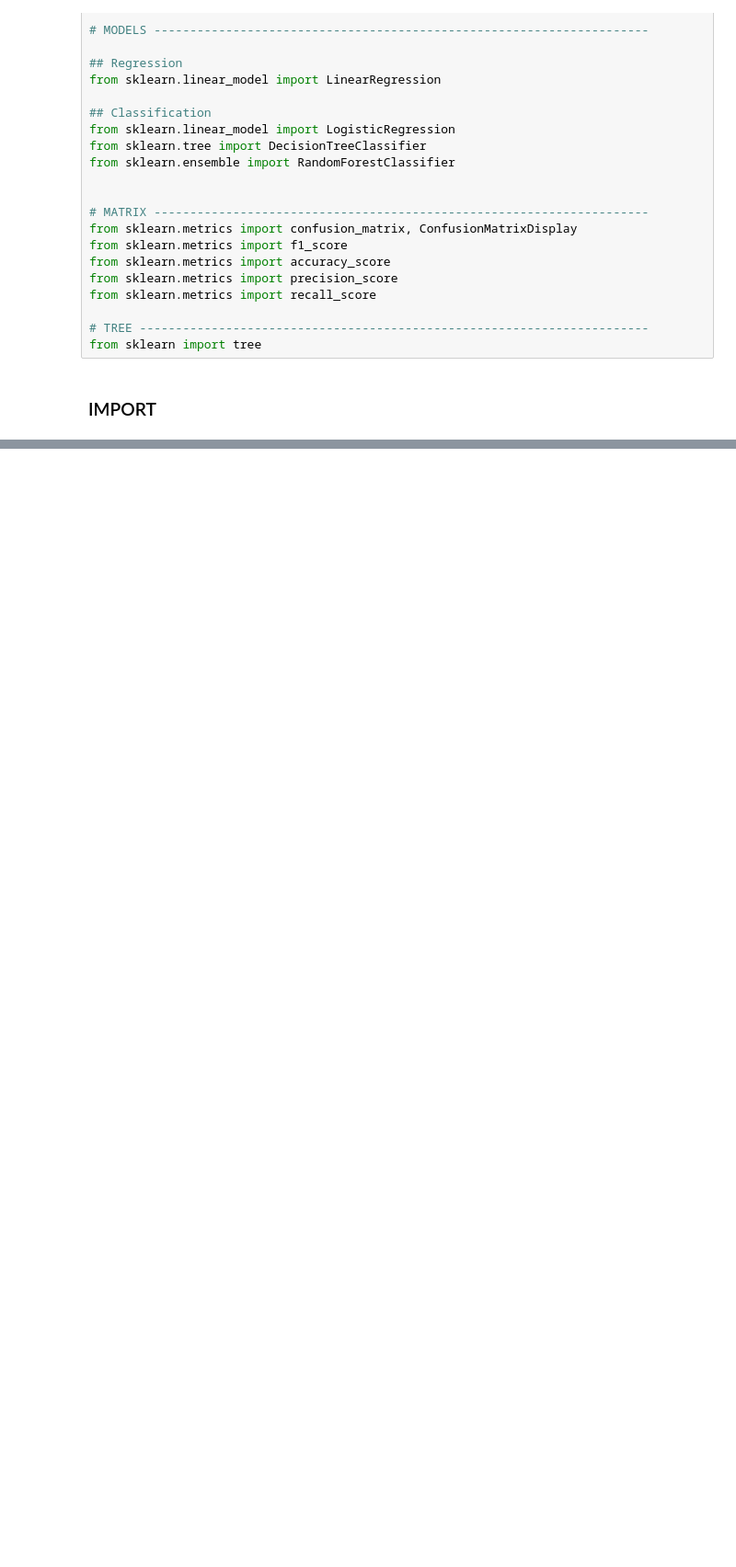
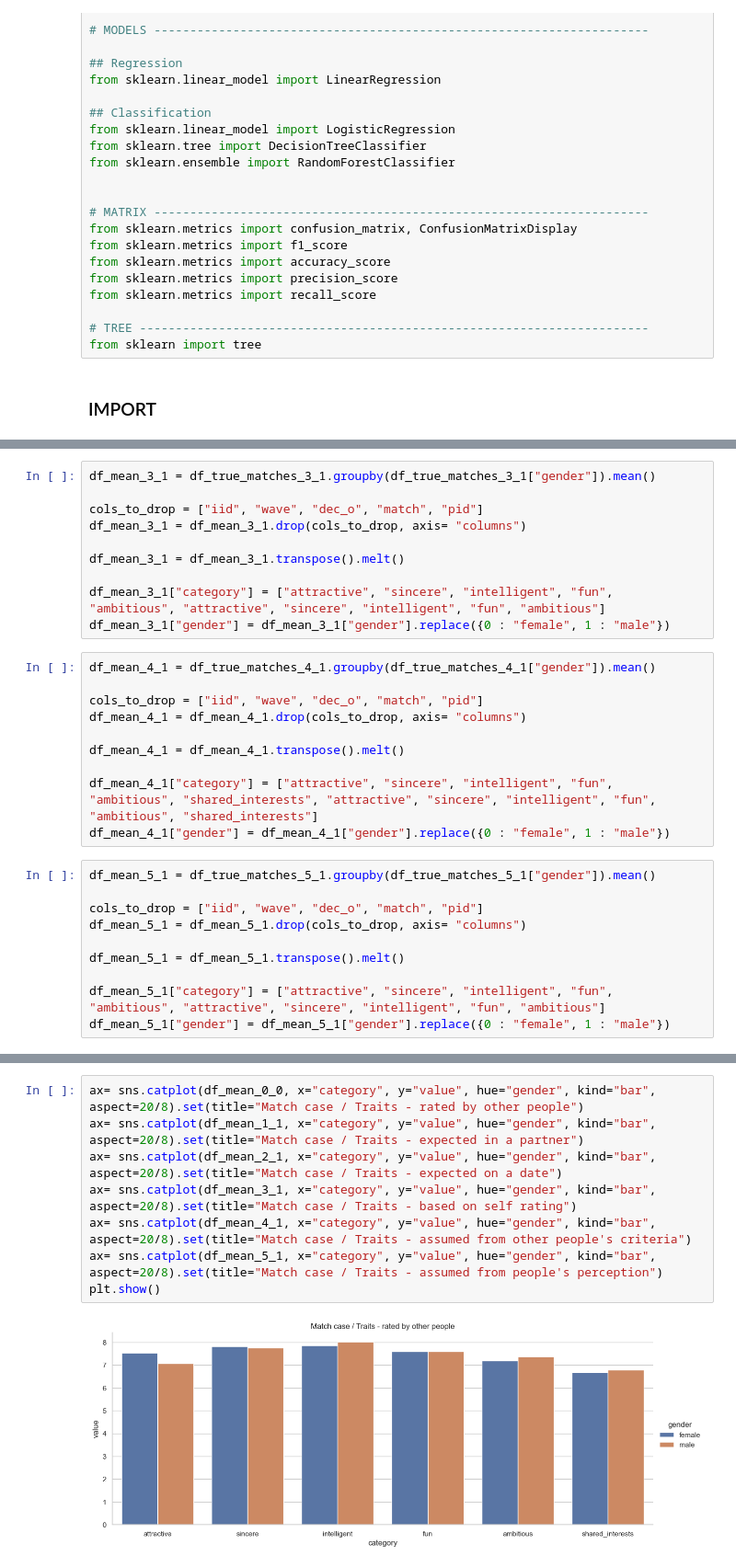
Before and after one commit to aevlkm/eda, a Jupyter notebook: 05_EDA/tinder.ipynb, the cells around one changed output, grey strips where cells are left out. Shown at 92% size. Cells and saved outputs as stored; diff of their text form; blank space fills up the shorter version.

```diff
--- a/05_EDA/tinder.ipynb
+++ b/05_EDA/tinder.ipynb
@@ -149,0 +259,30 @@ KeyboardInterrupt:
+# %%
+df_mean_3_1 = df_true_matches_3_1.groupby(df_true_matches_3_1["gender"]).mean()
+
+cols_to_drop = ["iid", "wave", "dec_o", "match", "pid"]
+df_mean_3_1 = df_mean_3_1.drop(cols_to_drop, axis= "columns")
+
+df_mean_3_1 = df_mean_3_1.transpose().melt()
+
+df_mean_3_1["category"] = ["attractive", "sincere", "intelligent", "fun", "ambitious", "attractive", "sincere", "intelligent", "fun", "ambitious"]
+df_mean_3_1["gender"] = df_mean_3_1["gender"].replace({0 : "female", 1 : "male"})
+# %%
+df_mean_4_1 = df_true_matches_4_1.groupby(df_true_matches_4_1["gender"]).mean()
+
+cols_to_drop = ["iid", "wave", "dec_o", "match", "pid"]
+df_mean_4_1 = df_mean_4_1.drop(cols_to_drop, axis= "columns")
+
+df_mean_4_1 = df_mean_4_1.transpose().melt()
+
+df_mean_4_1["category"] = ["attractive", "sincere", "intelligent", "fun", "ambitious", "shared_interests", "attractive", "sincere", "intelligent", "fun", "ambitious", "shared_interests"]
+df_mean_4_1["gender"] = df_mean_4_1["gender"].replace({0 : "female", 1 : "male"})
+# %%
+df_mean_5_1 = df_true_matches_5_1.groupby(df_true_matches_5_1["gender"]).mean()
+
+cols_to_drop = ["iid", "wave", "dec_o", "match", "pid"]
+df_mean_5_1 = df_mean_5_1.drop(cols_to_drop, axis= "columns")
+
+df_mean_5_1 = df_mean_5_1.transpose().melt()
+
+df_mean_5_1["category"] = ["attractive", "sincere", "intelligent", "fun", "ambitious", "attractive", "sincere", "intelligent", "fun", "ambitious"]
+df_mean_5_1["gender"] = df_mean_5_1["gender"].replace({0 : "female", 1 : "male"})
@@ -149,0 +291,10 @@ KeyboardInterrupt:
+# %%
+ax= sns.catplot(df_mean_0_0, x="category", y="value", hue="gender", kind="bar", aspect=20/8).set(title="Match case / Traits - rated by other people")
+ax= sns.catplot(df_mean_1_1, x="category", y="value", hue="gender", kind="bar", aspect=20/8).set(title="Match case / Traits - expected in a partner")
+ax= sns.catplot(df_mean_2_1, x="category", y="value", hue="gender", kind="bar", aspect=20/8).set(title="Match case / Traits - expected on a date")
+ax= sns.catplot(df_mean_3_1, x="category", y="value", hue="gender", kind="bar", aspect=20/8).set(title="Match case / Traits - based on self rating")
+ax= sns.catplot(df_mean_4_1, x="category", y="value", hue="gender", kind="bar", aspect=20/8).set(title="Match case / Traits - assumed from other people's criteria")
+ax= sns.catplot(df_mean_5_1, x="category", y="value", hue="gender", kind="bar", aspect=20/8).set(title="Match case / Traits - assumed from people's perception")
+plt.show()
+# %% [output]
+[figure, added]
```
Also changed, not shown: parts of 29 cells of this notebook.
